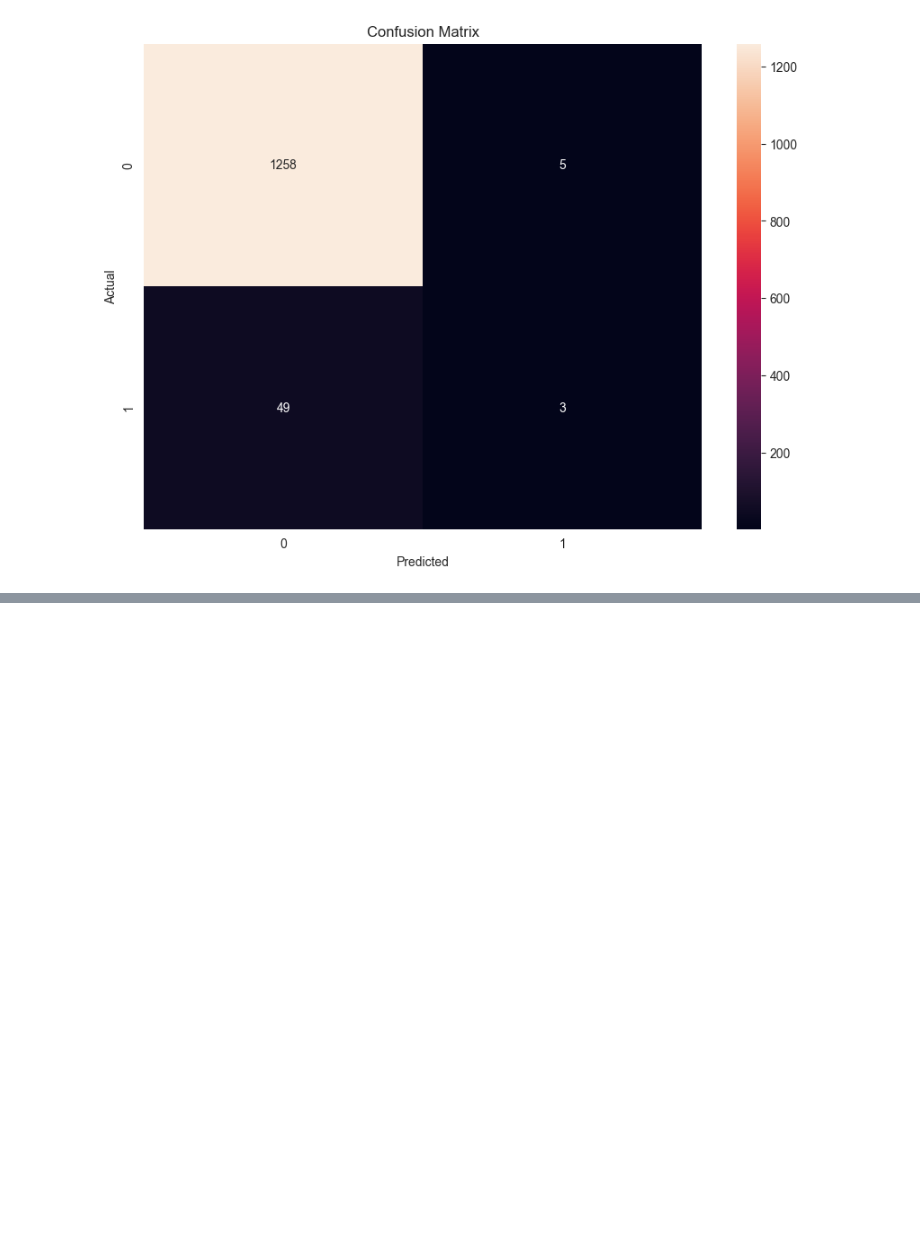
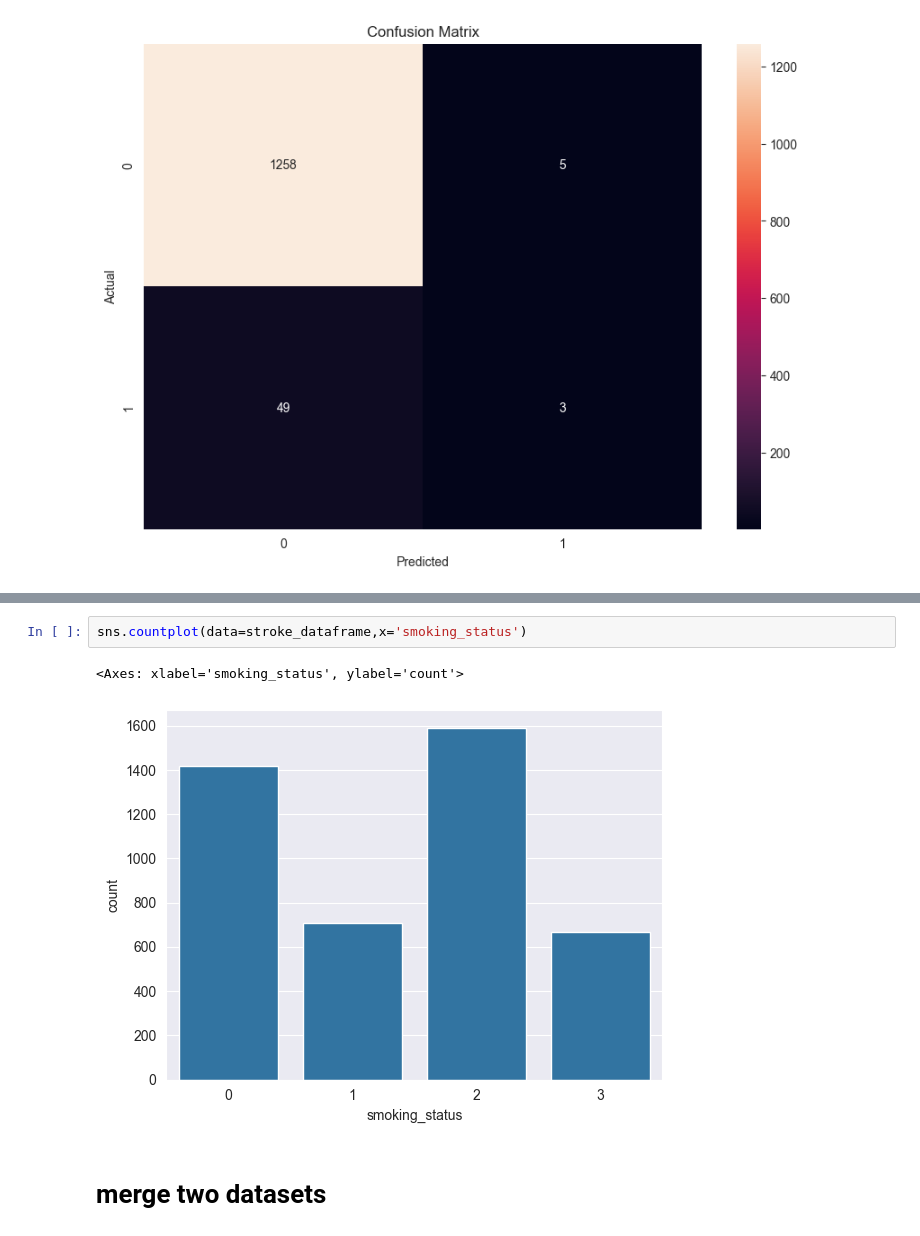
Before and after one commit to Rammiiii/DEPI-Project, a Jupyter notebook: DEPI_GP.ipynb, the cells around one changed output, grey strips where cells are left out. Drawn from its saved outputs; the diff is of its cells as text; blank space fills up the shorter version.

```diff
--- a/DEPI_GP.ipynb
+++ b/DEPI_GP.ipynb
@@ -740,0 +903,7 @@ with open('stroke_prediction_model.pkl', 'wb') as file:
+# %%
+sns.countplot(data=stroke_dataframe,x='smoking_status')
+# %% [output]
+<Axes: xlabel='smoking_status', ylabel='count'>
+[figure, added]
+# %% [markdown]
+# merge two datasets
```
Also changed, not shown: parts of 38 cells of this notebook, 3 other files.
